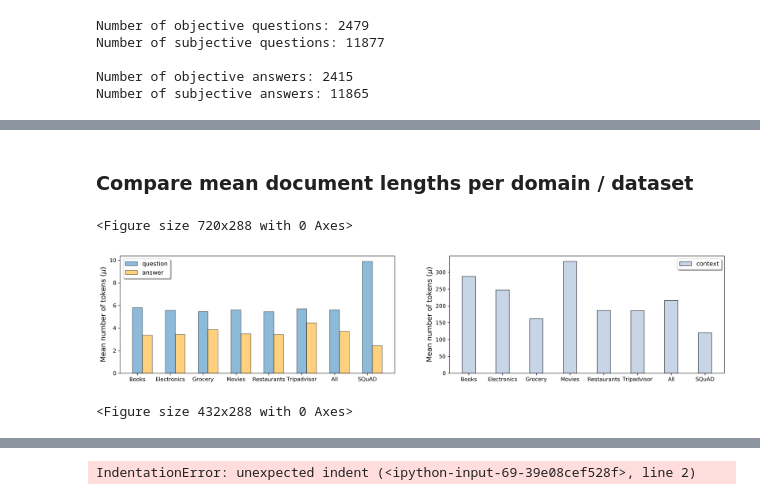
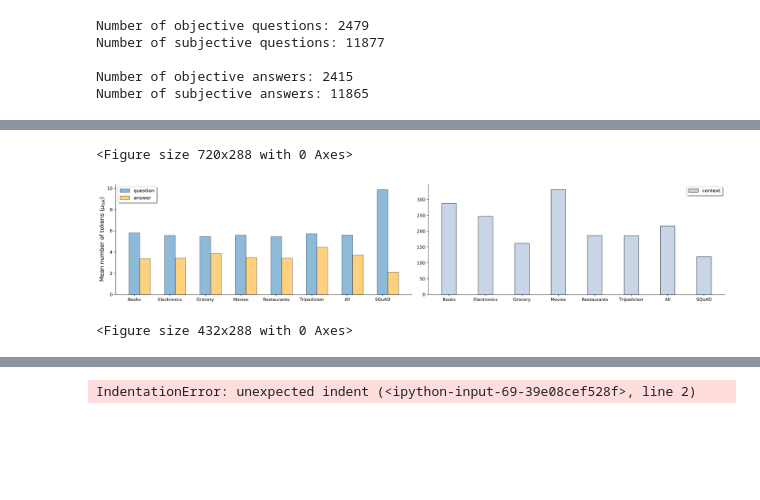
Before and after one commit to LukasMut/Subjective_QA, a Jupyter notebook: data_exploration.ipynb, the cells around one changed output, grey strips where cells are left out. Cells and saved outputs as stored; diff of their text form; code cells hidden in the pictures; blank space fills up the shorter version.

Commit message:
"Prettyfied plotting"

```diff
--- a/data_exploration.ipynb
+++ b/data_exploration.ipynb
@@ -501,28 +357,43 @@ for domain, desc_stats in desc_stats_all.items():
         context_lengths.append((domain, desc_stats['avg_review_length']))
     else:
         context_lengths.append((domain, desc_stats['avg_context_length']))
-# %% [markdown]
-### Compare mean document lengths per domain / dataset
 # %%
 plt.figure(figsize=(10, 4))
 fig, axes = plt.subplots(1, 2, figsize=(20, 4), dpi=300)
 e = 3e-1
+
 for i in range(len(axes)):
     x_ticks = np.array(list(range(len(desc_stats_all.keys()))))
+
     if i == 0:
         axes[i].bar(x_ticks, [ds[1] for ds in question_lengths], width=0.3, alpha=0.5, edgecolor='black', label='question')
         axes[i].bar(x_ticks + e, [ds[1] for ds in answer_lengths], width=0.3, alpha=0.5, edgecolor='black', color='orange', label='answer')
     else:
         axes[i].bar(x_ticks, [ds[1] for ds in context_lengths], width=0.4, alpha=0.7, edgecolor='black', color='lightsteelblue', label='context')
+
     axes[i].set_xticks(ticks=list(range(len(context_lengths))))
     axes[i].set_xticklabels(labels=desc_stats_all.keys())
-    axes[i].set_ylabel('Mean number of tokens ($\mu$)', fontsize=13)
+
+    if i == 0:
+        axes[i].set_ylabel('Mean number of tokens ($\mu_{tok}$)', fontsize=13)
+
     axes[i].legend(fancybox=True, shadow=True, fontsize=11)
+
+    # hide the right and top spines
+    axes[i].spines['right'].set_visible(False)
+    axes[i].spines['top'].set_visible(False)
+
+    # only show ticks on the left (y-axis) and bottom (x-axis) spines
+    axes[i].yaxis.set_ticks_position('left')
+    axes[i].xaxis.set_ticks_position('bottom')
+
+plt.tight_layout()
 plt.savefig('./plots/desc_stats/document_lengths_comparison.png')
 plt.show()
+plt.clf()
 # %% [output]
 <Figure size 720x288 with 0 Axes>
-[figure, old version]
+[figure, new version]
 <Figure size 432x288 with 0 Axes>
 # %%
 desc_stats_all
```
Also changed, not shown: parts of 15 cells of this notebook, 2 other files.
